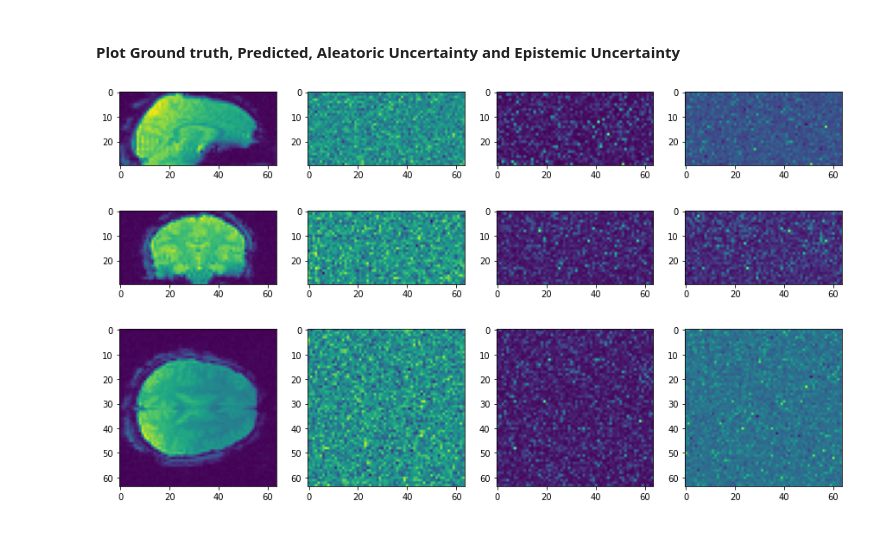
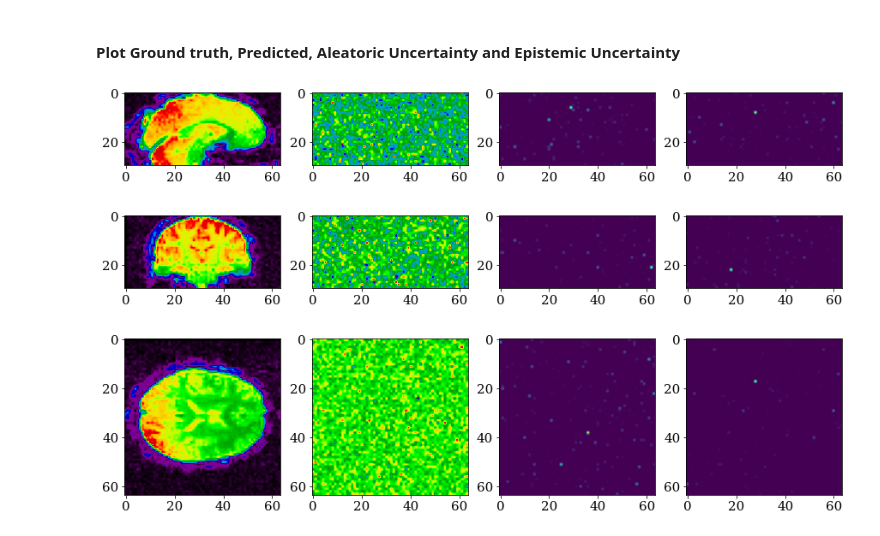
Before and after one commit to DCalhas/eeg_to_fmri, a Jupyter notebook: src/notebooks/bayesian_uncertainty.ipynb, the cells around one changed output. Drawn from its saved outputs; the diff is of its cells as text; code cells hidden in the pictures.

```diff
--- a/src/notebooks/bayesian_uncertainty.ipynb
+++ b/src/notebooks/bayesian_uncertainty.ipynb
@@ -40,7 +40,7 @@ tf_config.setup_tensorflow(device="GPU", memory_limit=memory_limit)
 with tf.device('/CPU:0'):
     train_data, val_data = preprocess_data.dataset(dataset, n_individuals=n_individuals,
                                             interval_eeg=interval_eeg,
-                                            ind_volume_fit=True,
+                                            ind_volume_fit=False,
                                             standardize_fmri=True,
                                             iqr=False,
                                             verbose=True)
@@ -53,10 +53,12 @@ with tf.device('/CPU:0'):
 I: Starting to Load Data
 I: Finished Loading Data
 I: Pairs Created
+# %%
+train_x = train_x[:100]
 # %% [markdown]
 ## Remove outlier values
 # %%
 iqr = outlier_utils.IQR()
 iqr.fit(train_x)
-train_x = iqr.transform(train_x, channels_last=False)
+#train_x = iqr.transform(train_x, channels_last=False)
 # %%
@@ -85,13 +87,13 @@ importlib.reload(bnn_fmri_ae)
 
 def create_bayesian_model(input_shape, output_shape, latent_shape, kernel_size, stride_size, n_channels,
                         maxpool=True, batch_norm=True, weight_decay=0.000, skip_connections=False,
-                        n_stacks=2, local=True, local_attention=False, outfilter=0):
+                        n_stacks=3, local=True, local_attention=False, MAP=False, outfilter=1):
 
     model = bnn_fmri_ae.BNN_fMRI_AE(latent_shape, output_shape,
                     kernel_size, stride_size, n_channels,
                     maxpool=maxpool, batch_norm=batch_norm,
                     skip_connections=skip_connections, n_stacks=n_stacks,
-                    local=True, local_attention=False, outfilter=0)
+                    local=local, local_attention=local_attention, MAP=MAP, outfilter=outfilter)
 
 
 
@@ -99,12 +101,14 @@ def create_bayesian_model(input_shape, output_shape, latent_shape, kernel_size,
 
     return model
 
-
+#outfilter=0: means no filter at the end
+#outfilter=1: conv 1x1 filter variational layer
+#outfilter=2: locally connected 1x1 filter variational layer
 model = create_bayesian_model(train_x.shape[1:], train_x.shape[1:], latent_dimension,
                     kernel_size, stride_size, n_channels,
                     maxpool=maxpool, batch_norm=batch_norm,
                     skip_connections=skip_connections, n_stacks=n_stacks,
-                    local=True, local_attention=False, outfilter=0)
+                    local=True, local_attention=False, MAP=True, outfilter=0)
 # %%
 model.summary()
 # %% [output]
@@ -138,35 +166,35 @@ Time training:  1406.309112071991
 # %%
 from scipy.ndimage import rotate
 
-volume=50
+volume=10
 xslice=30
 yslice=30
 zslice=15
-array_set=val_x
+array_set=train_x
 
 fig, axes = plt.subplots(1, 4, figsize=(15,30))
-axes[0].imshow(rotate(array_set[volume,xslice,:,:,:], 90))
-axes[1].imshow(rotate(model(array_set[volume:volume+1])[0].numpy()[0,xslice,:,:,:], 90, axes=(0,1)))
+axes[0].imshow(rotate(array_set[volume,xslice,:,:,:], 90),cmap=plt.cm.nipy_spectral)
+axes[1].imshow(rotate(model(array_set[volume:volume+1])[0].numpy()[0,xslice,:,:,:], 90, axes=(0,1)),cmap=plt.cm.nipy_spectral)
 axes[2].imshow(rotate(bnn_utils.aleatoric_uncertainty(model, array_set[volume:volume+1]).numpy()[0,xslice,:,:,:], 90, axes=(0,1)))
 axes[3].imshow(rotate(bnn_utils.epistemic_uncertainty(model, array_set[volume:volume+1]).numpy()[0,xslice,:,:,:], 90, axes=(0,1)))
 plt.show()
 
 
 fig, axes = plt.subplots(1, 4, figsize=(15,30))
-axes[0].imshow(rotate(array_set[volume,:,yslice,:,:], 90))
-axes[1].imshow(rotate(model(array_set[volume:volume+1])[0].numpy()[0,:,yslice,:,:], 90, axes=(0,1)))
+axes[0].imshow(rotate(array_set[volume,:,yslice,:,:], 90),cmap=plt.cm.nipy_spectral)
+axes[1].imshow(rotate(model(array_set[volume:volume+1])[0].numpy()[0,:,yslice,:,:], 90, axes=(0,1)),cmap=plt.cm.nipy_spectral)
 axes[2].imshow(rotate(bnn_utils.aleatoric_uncertainty(model, array_set[volume:volume+1]).numpy()[0,:,yslice,:,:], 90, axes=(0,1)))
 axes[3].imshow(rotate(bnn_utils.epistemic_uncertainty(model, array_set[volume:volume+1]).numpy()[0,:,yslice,:,:], 90, axes=(0,1)))
 plt.show()
 
 
 fig, axes = plt.subplots(1, 4, figsize=(15,30))
-axes[0].imshow(array_set[volume,:,:,zslice,:])
-axes[1].imshow(model(array_set[volume:volume+1])[0].numpy()[0,:,:,zslice,:])
+axes[0].imshow(array_set[volume,:,:,zslice,:],cmap=plt.cm.nipy_spectral)
+axes[1].imshow(model(array_set[volume:volume+1])[0].numpy()[0,:,:,zslice,:],cmap=plt.cm.nipy_spectral)
 axes[2].imshow(bnn_utils.aleatoric_uncertainty(model, array_set[volume:volume+1]).numpy()[0,:,:,zslice,:])
 axes[3].imshow(bnn_utils.epistemic_uncertainty(model, array_set[volume:volume+1]).numpy()[0,:,:,zslice,:])
 plt.show()
 # %% [output]
-[figure, old version]
+[figure, new version]
-[figure, old version]
+[figure, new version]
-[figure, old version]
+[figure, new version]
```
Also changed, not shown: parts of 9 cells of this notebook.
